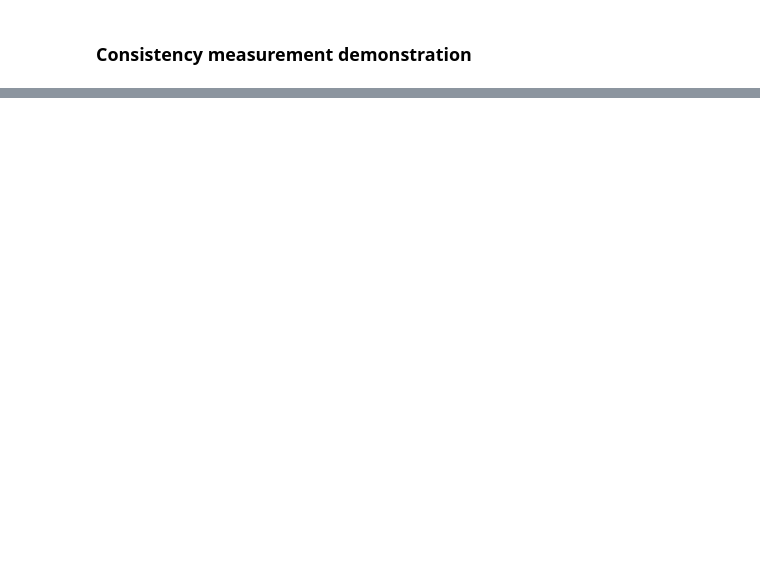
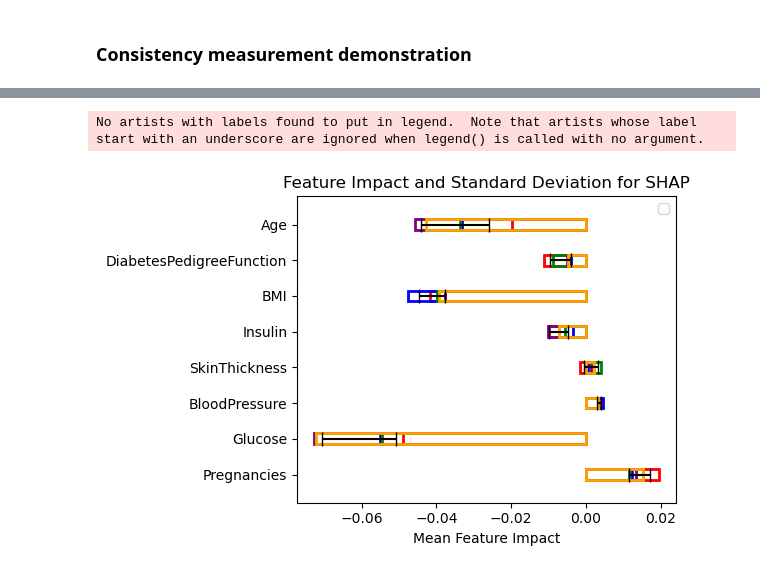
Before and after one commit to emunaran/xai-compare, a Jupyter notebook: xai_compare/comparison_tests/consistency_test.ipynb, the cells around one changed output, grey strips where cells are left out. Cells and saved outputs as stored; diff of their text form; code cells hidden in the pictures; blank space fills up the shorter version.

```diff
--- a/xai_compare/comparison_tests/consistency_test.ipynb
+++ b/xai_compare/comparison_tests/consistency_test.ipynb
@@ -31,0 +99,31 @@ consistency.best_result()
+# %%
+import matplotlib.pyplot as plt
+
+# Setup the figure and axis
+fig, ax = plt.subplots(figsize=(6, 4))
+
+# Data for plotting
+mean_impact, std_impact = consistency.summary['SHAP']
+colors = ['red', 'blue', 'green', 'purple', 'orange']  # Color list for different bars
+
+# Plot each result with different edge colors
+for i, res in enumerate(consistency.reults['SHAP']):
+    color = colors[i % len(colors)]  # Cycle through colors list
+    ax.barh(X.columns, res.flatten(), height=0.3, align='center', color='none', edgecolor=color, linewidth=2)
+
+# Overlay the mean impact with error bars
+# ax.errorbar(mean_impact.flatten(), X.columns, xerr=std_impact.flatten(), fmt='o', color='black', label='Mean with std dev') #fmt='o',
+plt.barh(X.columns, mean_impact.flatten(), xerr=std_impact.flatten(), align='center', alpha=0.0, ecolor='black', capsize=5)
+
+# Set labels and title
+ax.set_xlabel('Mean Feature Impact')
+ax.set_title('Feature Impact and Standard Deviation for SHAP')
+
+# Optional: Add a legend if you want to explain the error bars
+ax.legend()
+
+plt.tight_layout()
+plt.show()
+# %% [output]
+No artists with labels found to put in legend.  Note that artists whose label start with an underscore are ignored when legend() is called with no argument.
+[figure, added]
```
Also changed, not shown: parts of 12 cells of this notebook, 13 other files.
